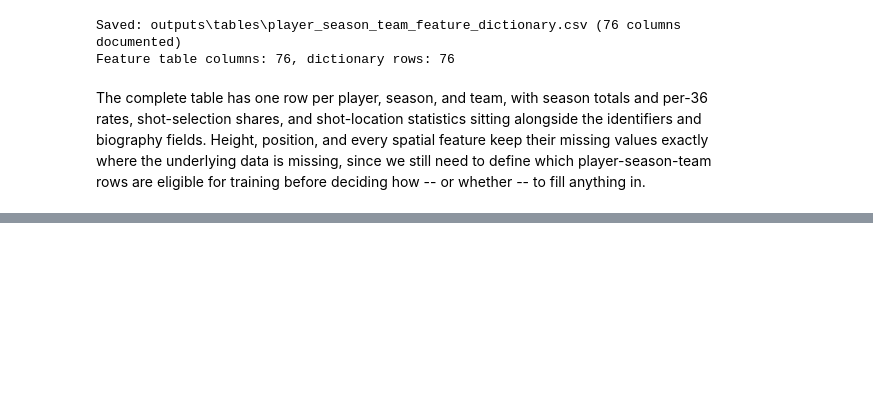
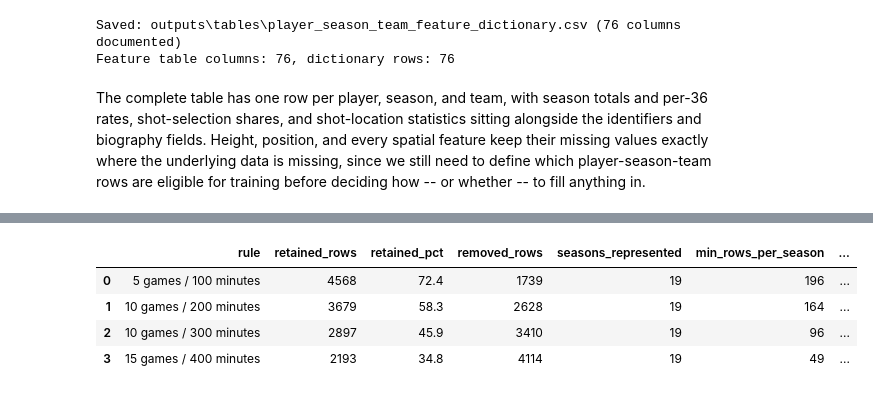
Before and after one commit to DoronWolinsky/Yuval-and-Doron-s-final-project---EuroLeague-player-roles, a Jupyter notebook: notebooks/EuroLeague_Player_Roles_Project.ipynb, the cells around one changed output, grey strips where cells are left out. Cells and saved outputs as stored; diff of their text form; code cells hidden in the pictures; blank space fills up the shorter version.

```diff
--- a/notebooks/EuroLeague_Player_Roles_Project.ipynb
+++ b/notebooks/EuroLeague_Player_Roles_Project.ipynb
@@ -997,0 +1079,33 @@ fill anything in.
+# %%
+PARTICIPATION_RULES = [
+    ("5 games / 100 minutes", 5, 100),
+    ("10 games / 200 minutes", 10, 200),
+    ("10 games / 300 minutes", 10, 300),
+    ("15 games / 400 minutes", 15, 400),
+]
+
+rule_comparison_rows = []
+for label, min_games, min_minutes in PARTICIPATION_RULES:
+    meets_rule = (features["games_played"] >= min_games) & (features["minutes"] >= min_minutes)
+    retained = features[meets_rule]
+    per_season_counts = retained.groupby("season_code").size()
+    rule_comparison_rows.append({
+        "rule": label,
+        "retained_rows": int(meets_rule.sum()),
+        "retained_pct": round(100 * meets_rule.mean(), 1),
+        "removed_rows": int((~meets_rule).sum()),
+        "seasons_represented": int(per_season_counts.shape[0]),
+        "min_rows_per_season": int(per_season_counts.min()),
+        "max_rows_per_season": int(per_season_counts.max()),
+        "retained_missing_spatial_data": int((~retained["has_valid_spatial_data"]).sum()),
+        "retained_zero_field_goal_attempts": int((retained["field_goal_attempts"] == 0).sum()),
+    })
+
+participation_rule_comparison = pd.DataFrame(rule_comparison_rows)
+participation_rule_comparison
+# %% [output]
+|  | rule | retained_rows | retained_pct | removed_rows | seasons_represented | min_rows_per_season | ... |
+| 0 | 5 games / 100 minutes | 4568 | 72.4 | 1739 | 19 | 196 | ... |
+| 1 | 10 games / 200 minutes | 3679 | 58.3 | 2628 | 19 | 164 | ... |
+| 2 | 10 games / 300 minutes | 2897 | 45.9 | 3410 | 19 | 96 | ... |
+| 3 | 15 games / 400 minutes | 2193 | 34.8 | 4114 | 19 | 49 | ... |
```
Also changed, not shown: parts of 16 cells of this notebook, 5 other files.
